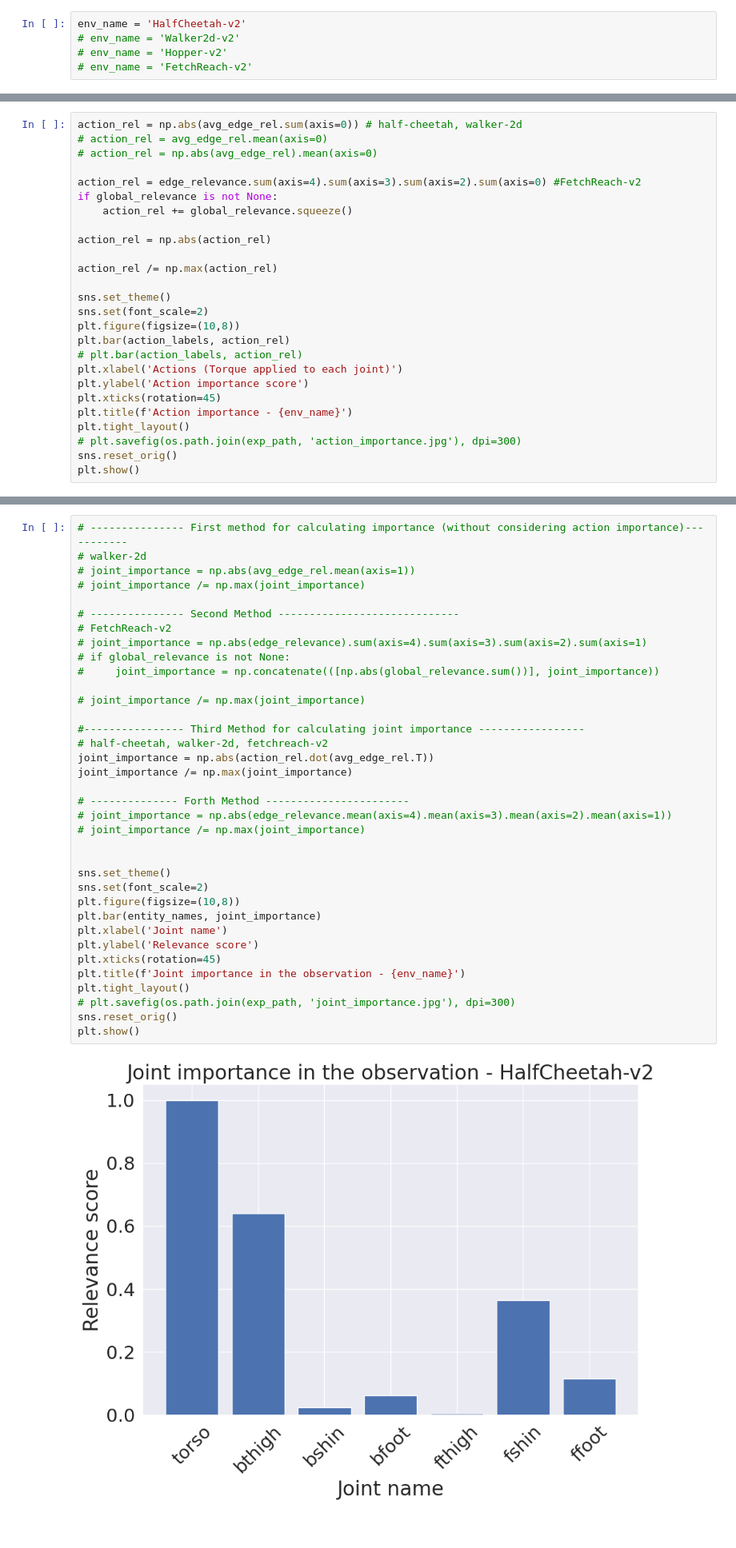
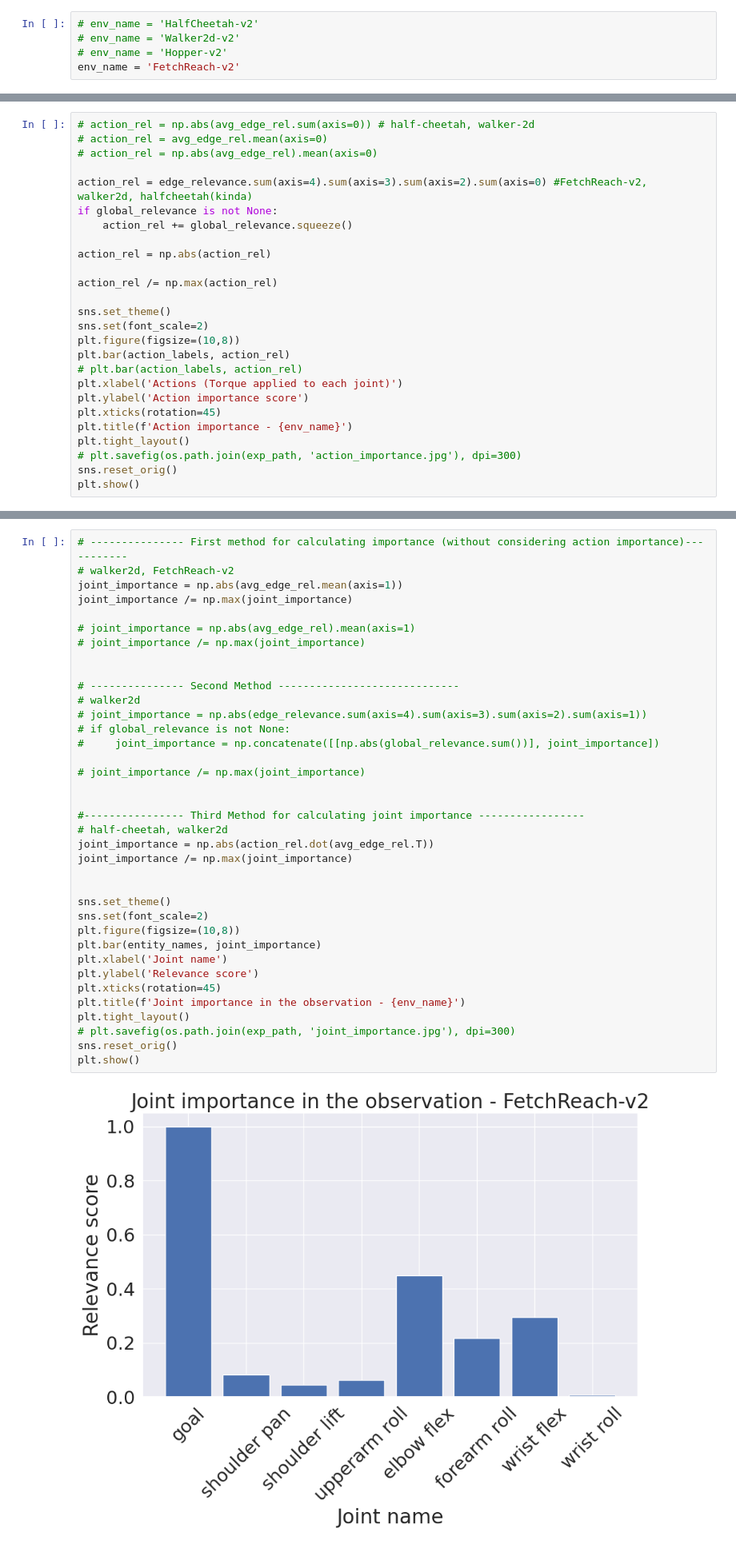
Before and after one commit to MehranTaghian/SAC_GCN, a Jupyter notebook: evaulate.ipynb, the cells around one changed output, grey strips where cells are left out. Shown at 80% size. Drawn from its saved outputs; the diff is of its cells as text.

Commit message:
evaluate.ipynb updated for importance of joints

```diff
--- a/evaulate.ipynb
+++ b/evaulate.ipynb
@@ -12,10 +12,10 @@ import matplotlib.pyplot as plt
 import seaborn as sns
 import matplotlib.style as style
 # %%
-env_name = 'HalfCheetah-v2'
+# env_name = 'HalfCheetah-v2'
 # env_name = 'Walker2d-v2'
 # env_name = 'Hopper-v2'
-# env_name = 'FetchReach-v2'
+env_name = 'FetchReach-v2'
 # %%
 root_path = os.path.join(Path(os.getcwd()), 'Data', env_name)
 exp_path = os.path.join(root_path, 'graph')
@@ -111,9 +111,9 @@ plot_joint_action_heatmap(np.abs(avg_edge_rel.T),
 # %%
-action_rel = np.abs(avg_edge_rel.sum(axis=0)) # half-cheetah, walker-2d
+# action_rel = np.abs(avg_edge_rel.sum(axis=0)) # half-cheetah, walker-2d
 # action_rel = avg_edge_rel.mean(axis=0)
 # action_rel = np.abs(avg_edge_rel).mean(axis=0)
 
-action_rel = edge_relevance.sum(axis=4).sum(axis=3).sum(axis=2).sum(axis=0) #FetchReach-v2
+action_rel = edge_relevance.sum(axis=4).sum(axis=3).sum(axis=2).sum(axis=0) #FetchReach-v2, walker2d, halfcheetah(kinda)
 if global_relevance is not None:
     action_rel += global_relevance.squeeze()
 
@@ -142,39 +142,40 @@ plt.show()
 The relevance of action to each joint should be multiplied by the weight of that action to be true
 # %%
 # --------------- First method for calculating importance (without considering action importance)-----------
-# walker-2d
-# joint_importance = np.abs(avg_edge_rel.mean(axis=1))
+# walker2d, FetchReach-v2
+joint_importance = np.abs(avg_edge_rel.mean(axis=1))
+joint_importance /= np.max(joint_importance)
+
+# joint_importance = np.abs(avg_edge_rel).mean(axis=1)
 # joint_importance /= np.max(joint_importance)
 
+
 # --------------- Second Method -----------------------------
-# FetchReach-v2
-# joint_importance = np.abs(edge_relevance).sum(axis=4).sum(axis=3).sum(axis=2).sum(axis=1)
+# walker2d
+# joint_importance = np.abs(edge_relevance.sum(axis=4).sum(axis=3).sum(axis=2).sum(axis=1))
 # if global_relevance is not None:
-#     joint_importance = np.concatenate(([np.abs(global_relevance.sum())], joint_importance))
+#     joint_importance = np.concatenate([[np.abs(global_relevance.sum())], joint_importance])
 
 # joint_importance /= np.max(joint_importance)
 
+
 #---------------- Third Method for calculating joint importance -----------------
-# half-cheetah, walker-2d, fetchreach-v2
+# half-cheetah, walker2d
 joint_importance = np.abs(action_rel.dot(avg_edge_rel.T))
 joint_importance /= np.max(joint_importance)
-
-# -------------- Forth Method -----------------------
-# joint_importance = np.abs(edge_relevance.mean(axis=4).mean(axis=3).mean(axis=2).mean(axis=1))
-# joint_importance /= np.max(joint_importance)
 
 
 sns.set_theme()
 sns.set(font_scale=2)
 plt.figure(figsize=(10,8))
 plt.bar(entity_names, joint_importance)
 plt.xlabel('Joint name')
 plt.ylabel('Relevance score')
 plt.xticks(rotation=45)
 plt.title(f'Joint importance in the observation - {env_name}')
 plt.tight_layout()
 # plt.savefig(os.path.join(exp_path, 'joint_importance.jpg'), dpi=300)
 sns.reset_orig()
 plt.show()
 # %% [output]
-[figure, old version]
+[figure, new version]
```
Also changed, not shown: parts of 2 cells of this notebook.
